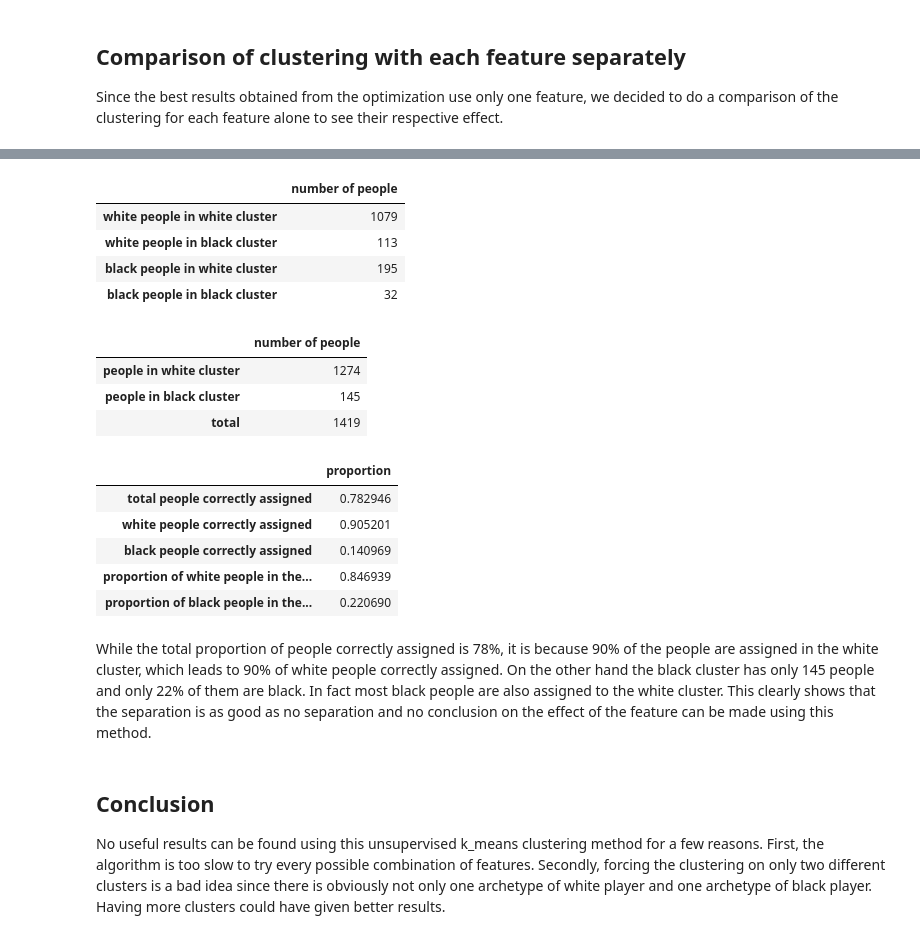
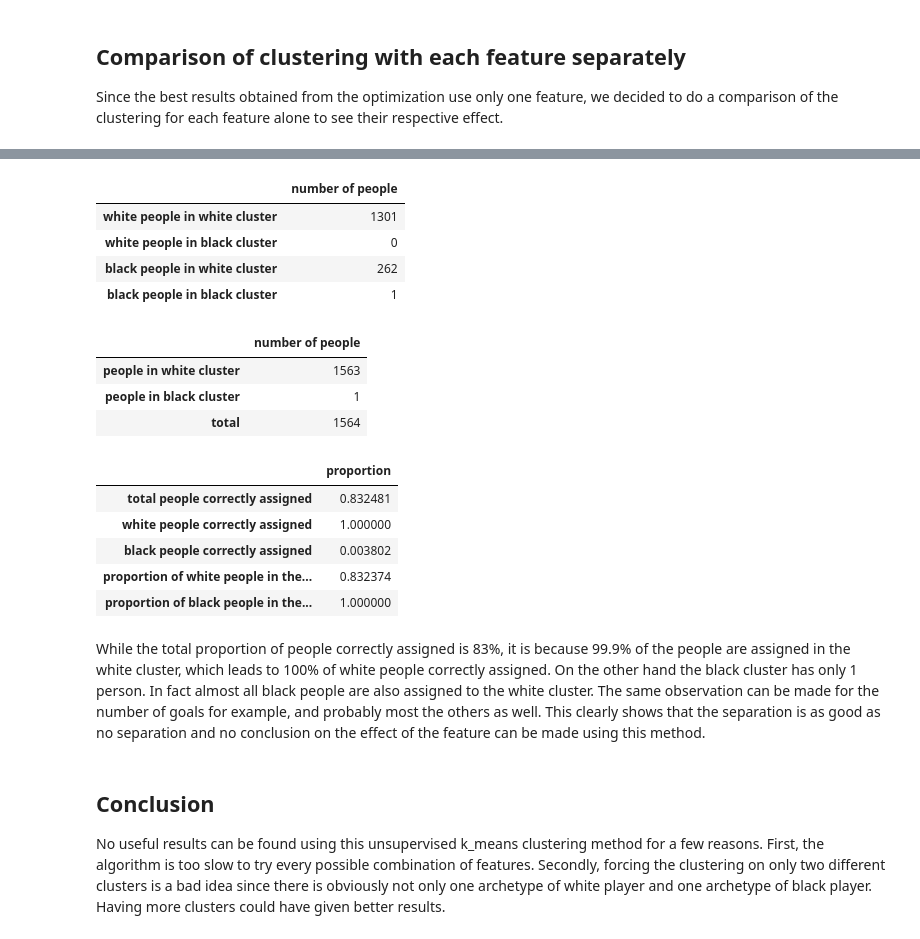
Before and after one commit to nathanquinteiro/ADA-Homework, a Jupyter notebook: 04 - Applied ML/Exercise 2.ipynb, the cells around one changed output, grey strips where cells are left out. Drawn from its saved outputs; the diff is of its cells as text; code cells hidden in the pictures.

Commit message:
ex2 using new csv file

```diff
--- a/04 - Applied ML/Exercise 2.ipynb
+++ b/04 - Applied ML/Exercise 2.ipynb
@@ -229,5 +234,5 @@ To get a better feel of that conlcusion, the following steps analyze the detaile
 # %%
-data_goals= data['goals'].to_frame()
+data_goals= data['meanIAT_redCards'].to_frame()
 kmeans_results = sklearn.cluster.k_means(data_goals, 2, init='k-means++', precompute_distances='auto', n_init=10, max_iter=300, verbose=False, tol=0.0001, random_state=None, copy_x=True, n_jobs=1, return_n_iter=True)
 labels = kmeans_results[1]
 silhouette_score = sklearn.metrics.silhouette_score(data_goals, labels)
@@ -244,7 +249,7 @@ else:
     black_centroid = kmeans_results[0][0]
     skin_color_repartition = false/comparison.size
 res = pd.Series([silhouette_score, skin_color_repartition, white_centroid[0], black_centroid[0]]).to_frame()
-res.columns = ['goals']
+res.columns = ['meanIAT_redCards']
 res = res.set_index([['silhouette score','skin color repartition','white centroid','black centroid']])
 res
 # %% [output]
@@ -256,17 +261,19 @@ res
 # %%
 skcol = data['skin_color'].reset_index()
 skin_color_repartition_detailed = (skcol['skin_color'].map(str) + labels_series.map(str))
-skin_color_repartition_detailed = skin_color_repartition_detailed.groupby(skin_color_repartition_detailed).count().to_frame()
+skin_color_repartition_detailed = skin_color_repartition_detailed.groupby(skin_color_repartition_detailed).count().append(pd.Series([0])).to_frame()
 skin_color_repartition_detailed.columns = ['number of people']
-skin_color_repartition_detailed = skin_color_repartition_detailed.set_index([['white people in white cluster','white people in black cluster',
-                      'black people in white cluster','black people in black cluster']])
+skin_color_repartition_detailed = skin_color_repartition_detailed.set_index([['white people in white cluster', 'black people in white cluster',
+                                                                                'black people in black cluster','white people in black cluster']])
+skin_color_repartition_detailed = skin_color_repartition_detailed.reindex(['white people in white cluster', 'white people in black cluster',
+                                                                                'black people in white cluster','black people in black cluster'])
 skin_color_repartition_detailed
 # %% [output]
 |  | number of people |
-| white people in white cluster | 1079 |
-| white people in black cluster | 113 |
-| black people in white cluster | 195 |
-| black people in black cluster | 32 |
+| white people in white cluster | 1301 |
+| white people in black cluster | 0 |
+| black people in white cluster | 262 |
+| black people in black cluster | 1 |
 # %%
 skrd = skin_color_repartition_detailed.copy()
 total = skrd.iloc[0] + skrd.iloc[1] + skrd.iloc[2] + skrd.iloc[3]
@@ -278,9 +285,9 @@ totals = totals.set_index([['people in white cluster', 'people in black cluster'
 totals
 # %% [output]
 |  | number of people |
-| people in white cluster | 1274 |
-| people in black cluster | 145 |
-| total | 1419 |
+| people in white cluster | 1563 |
+| people in black cluster | 1 |
+| total | 1564 |
 # %%
 
 skin_color_repartition_stats = pd.DataFrame([(skrd.iloc[0]+skrd.iloc[3])/total,
@@ -291,13 +298,13 @@ skin_color_repartition_stats = skin_color_repartition_stats.set_index([['total p
 skin_color_repartition_stats
 # %% [output]
 |  | proportion |
-| total people correctly assigned | 0.782946 |
-| white people correctly assigned | 0.905201 |
-| black people correctly assigned | 0.140969 |
-| proportion of white people in the... | 0.846939 |
-| proportion of black people in the... | 0.220690 |
+| total people correctly assigned | 0.832481 |
+| white people correctly assigned | 1.000000 |
+| black people correctly assigned | 0.003802 |
+| proportion of white people in the... | 0.832374 |
+| proportion of black people in the... | 1.000000 |
 # %% [markdown]
-While the total proportion of people correctly assigned is 78%, it is because 90% of the people are assigned in the white cluster, which leads to 90% of white people correctly assigned. On the other hand the black cluster has only 145 people and only 22% of them are black. In fact most black people are also assigned to the white cluster. This clearly shows that the separation is as good as no separation and no conclusion on the effect of the feature can be made using this method.
+While the total proportion of people correctly assigned is 83%, it is because 99.9% of the people are assigned in the white cluster, which leads to 100% of white people correctly assigned. On the other hand the black cluster has only 1 person. In fact almost all black people are also assigned to the white cluster. The same observation can be made for the number of goals for example, and probably most the others as well. This clearly shows that the separation is as good as no separation and no conclusion on the effect of the feature can be made using this method.
 # %% [markdown]
 ## Conclusion
 No useful results can be found using this unsupervised k_means clustering method for a few reasons. First, the algorithm is too slow to try every possible combination of features. Secondly, forcing the clustering on only two different clusters is a bad idea since there is obviously not only one archetype of white player and one archetype of black player. Having more clusters could have given better results.
```
Also changed, not shown: parts of 10 cells of this notebook.
